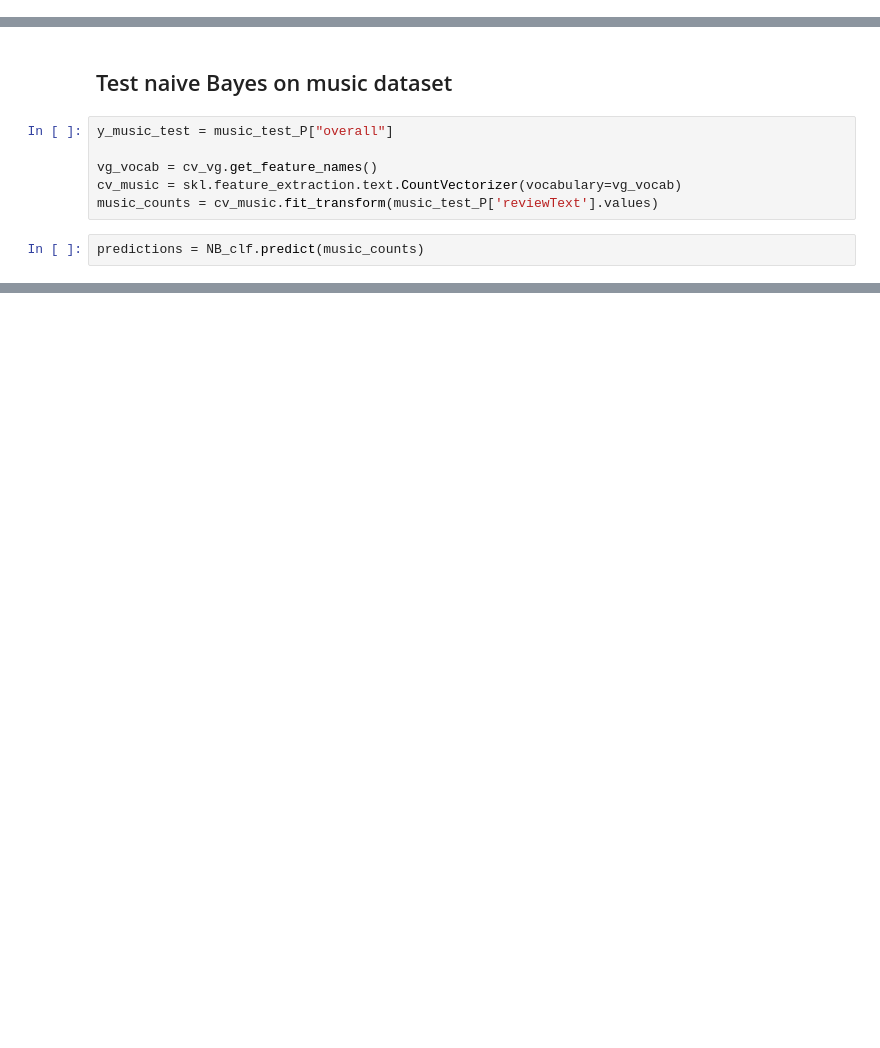
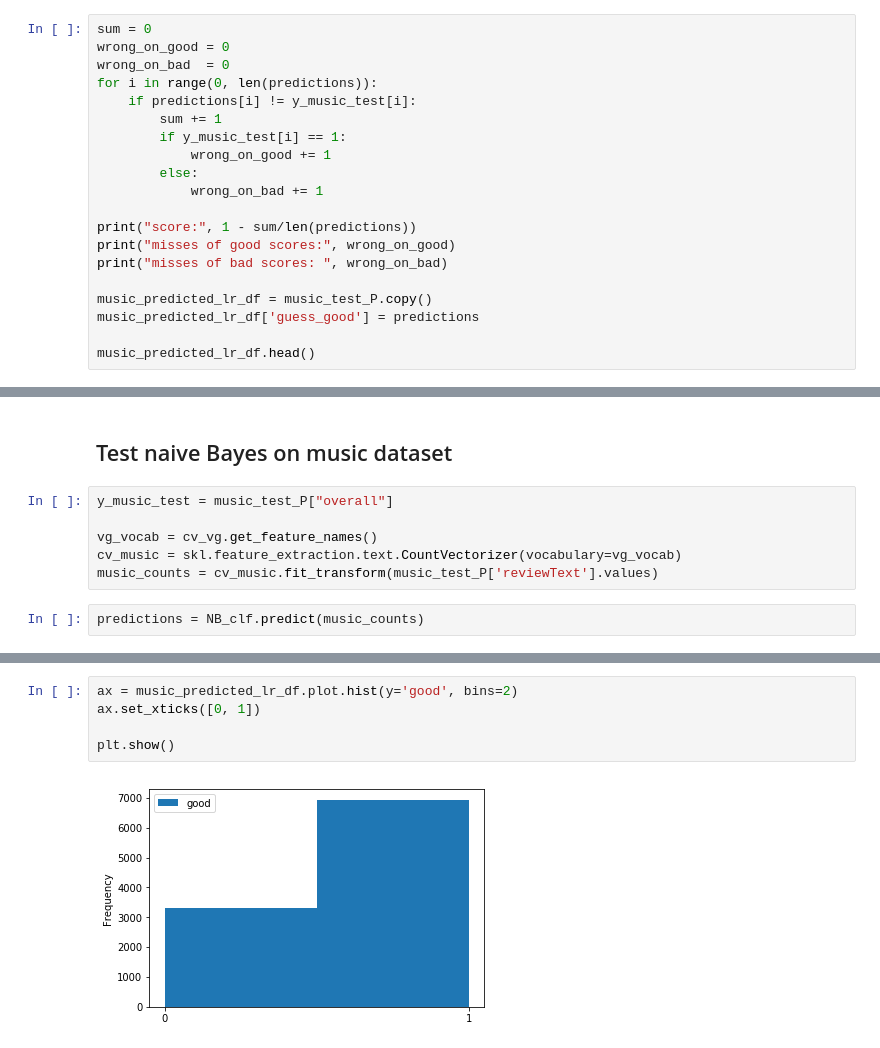
Before and after one commit to heatherThida2/Amazon-SentimentalAnalysis, a Jupyter notebook: sentiment-analysis--amazon_commented.ipynb, the cells around one changed output, grey strips where cells are left out. Saved outputs shown, nothing was run; the diff lists cells and outputs as text; blank space fills up the shorter version.

```diff
--- a/sentiment-analysis--amazon_commented.ipynb
+++ b/sentiment-analysis--amazon_commented.ipynb
@@ -299,0 +338,20 @@ array([1, 1, 1, ..., 1, 1, 0])
+# %%
+sum = 0
+wrong_on_good = 0
+wrong_on_bad  = 0
+for i in range(0, len(predictions)):
+    if predictions[i] != y_music_test[i]:
+        sum += 1
+        if y_music_test[i] == 1:
+            wrong_on_good += 1
+        else:
+            wrong_on_bad += 1
+
+print("score:", 1 - sum/len(predictions))
+print("misses of good scores:", wrong_on_good)
+print("misses of bad scores: ", wrong_on_bad)
+
+music_predicted_lr_df = music_test_P.copy()
+music_predicted_lr_df['guess_good'] = predictions
+
+music_predicted_lr_df.head()
@@ -454,0 +569,7 @@ preserved for possible future use, but should be deleted
+# %%
+ax = music_predicted_lr_df.plot.hist(y='good', bins=2)
+ax.set_xticks([0, 1])
+
+plt.show()
+# %% [output]
+[figure, added]
```
Also changed, not shown: parts of 44 cells of this notebook.
